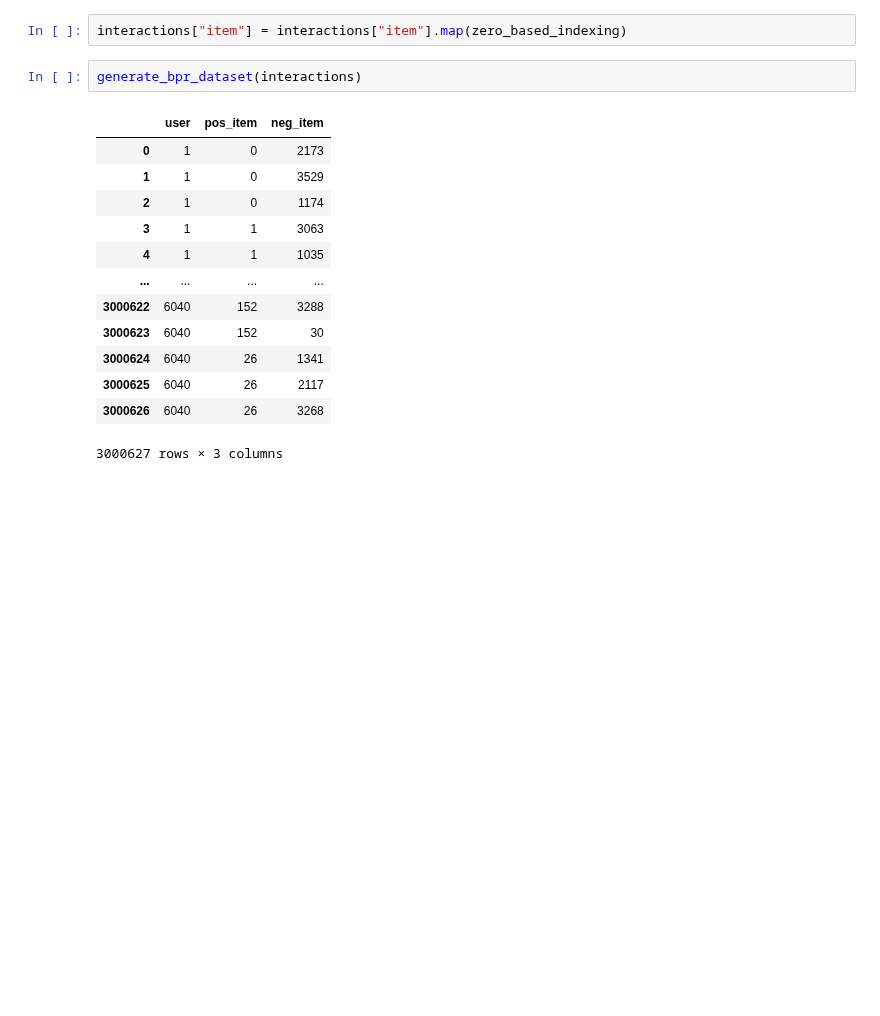
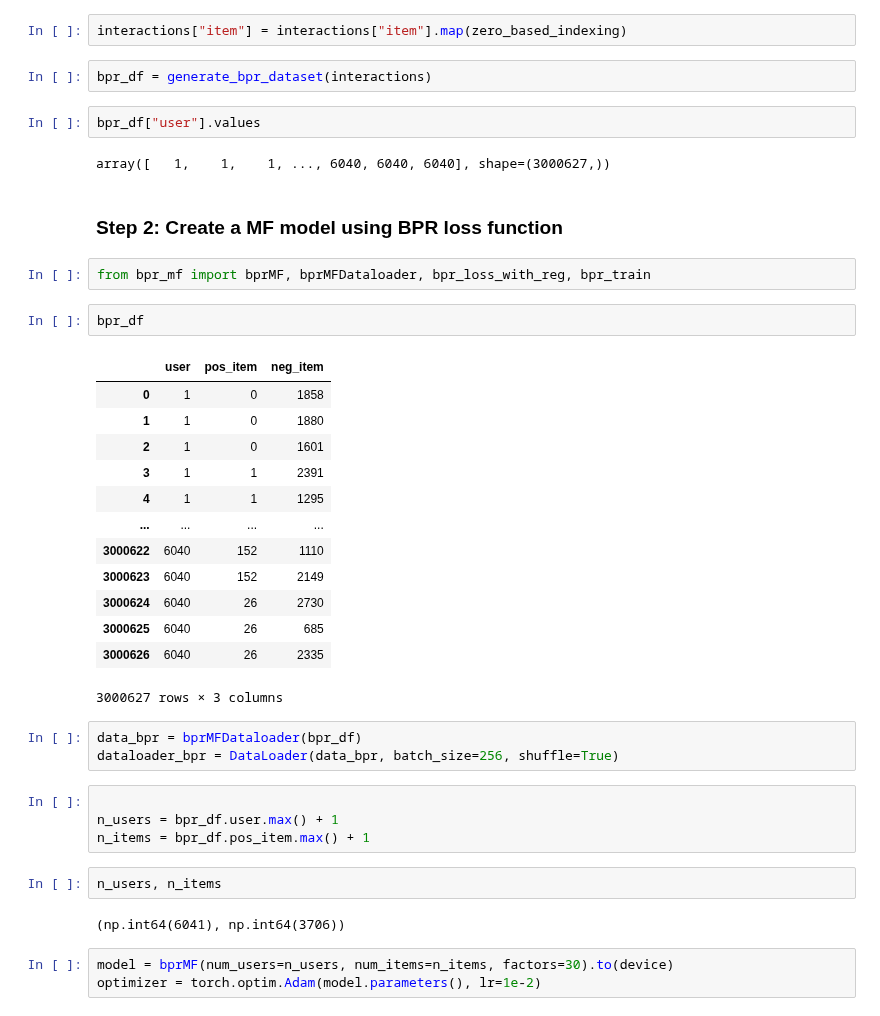
Before and after one commit to caiotda/bpr-mf, a Jupyter notebook: playground.ipynb, the cells around one changed output. Cells and saved outputs as stored; diff of their text form; blank space fills up the shorter version.

```diff
--- a/playground.ipynb
+++ b/playground.ipynb
@@ -87,19 +92,43 @@ interactions = pd.read_csv('movielens_1m_ratings.csv')[["user", "item"]]
 zero_based_indexing = {v: K for K, v in enumerate(interactions["item"].unique())}
 # %%
 interactions["item"] = interactions["item"].map(zero_based_indexing)
-# %%
-generate_bpr_dataset(interactions)
-# %% [output]
-|  | user | pos_item | neg_item |
-| 0 | 1 | 0 | 2173 |
-| 1 | 1 | 0 | 3529 |
-| 2 | 1 | 0 | 1174 |
-| 3 | 1 | 1 | 3063 |
-| 4 | 1 | 1 | 1035 |
-| ... | ... | ... | ... |
-| 3000622 | 6040 | 152 | 3288 |
-| 3000623 | 6040 | 152 | 30 |
-| 3000624 | 6040 | 26 | 1341 |
-| 3000625 | 6040 | 26 | 2117 |
-| 3000626 | 6040 | 26 | 3268 |
-3000627 rows × 3 columns
+# %%
+bpr_df = generate_bpr_dataset(interactions)
+# %%
+bpr_df["user"].values
+# %% [output]
+array([   1,    1,    1, ..., 6040, 6040, 6040], shape=(3000627,))
+# %% [markdown]
+### Step 2: Create a MF model using BPR loss function
+# %%
+from bpr_mf import bprMF, bprMFDataloader, bpr_loss_with_reg, bpr_train
+# %%
+bpr_df
+# %% [output]
+|  | user | pos_item | neg_item |
+| 0 | 1 | 0 | 1858 |
+| 1 | 1 | 0 | 1880 |
+| 2 | 1 | 0 | 1601 |
+| 3 | 1 | 1 | 2391 |
+| 4 | 1 | 1 | 1295 |
+| ... | ... | ... | ... |
+| 3000622 | 6040 | 152 | 1110 |
+| 3000623 | 6040 | 152 | 2149 |
+| 3000624 | 6040 | 26 | 2730 |
+| 3000625 | 6040 | 26 | 685 |
+| 3000626 | 6040 | 26 | 2335 |
+3000627 rows × 3 columns
+# %%
+data_bpr = bprMFDataloader(bpr_df)
+dataloader_bpr = DataLoader(data_bpr, batch_size=256, shuffle=True)
+# %%
+
+n_users = bpr_df.user.max() + 1
+n_items = bpr_df.pos_item.max() + 1
+# %%
+n_users, n_items
+# %% [output]
+(np.int64(6041), np.int64(3706))
+# %%
+model = bprMF(num_users=n_users, num_items=n_items, factors=30).to(device)
+optimizer = torch.optim.Adam(model.parameters(), lr=1e-2)
```
Also changed, not shown: parts of 4 cells of this notebook, 1 other file.
